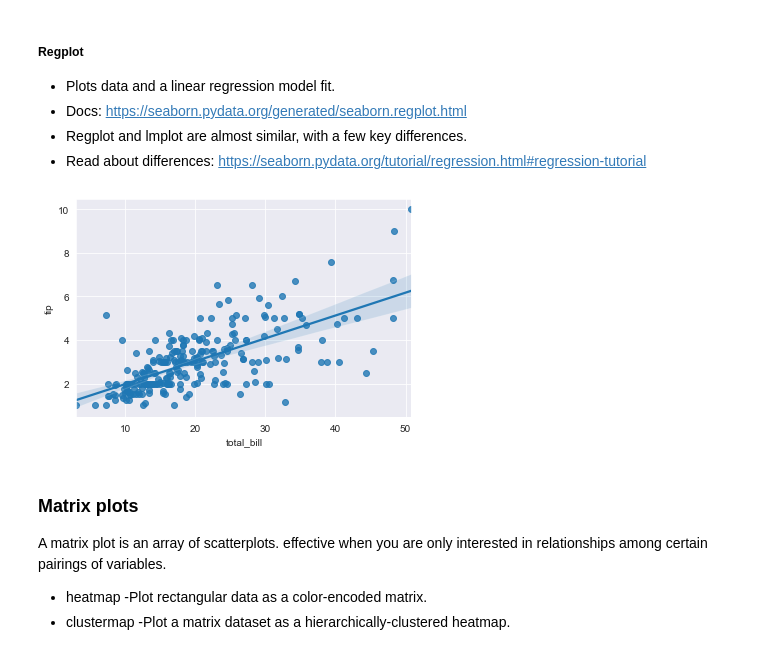
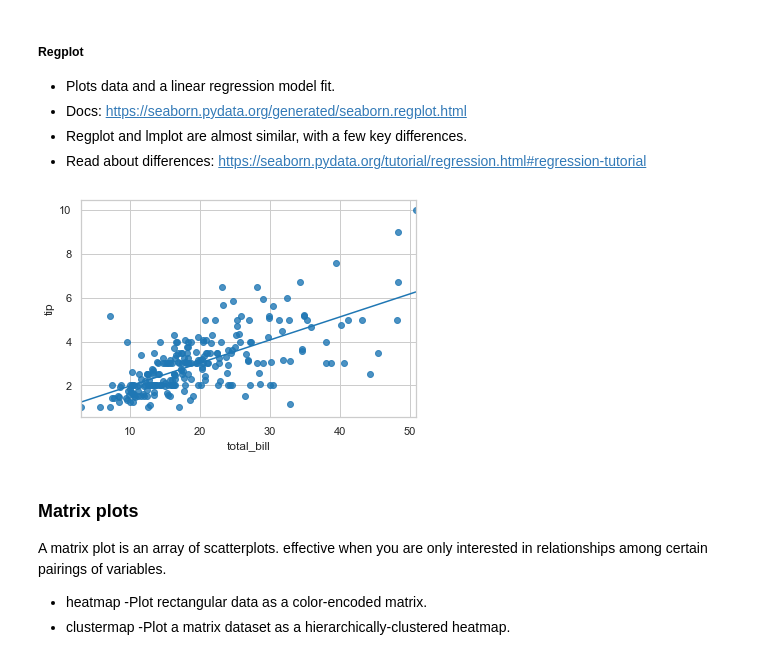
Before and after one commit to amisijlak/Africa-Data-School, a Jupyter notebook: 10 Seaborn/Seaborn.ipynb, the cells around one changed output. Drawn from its saved outputs; the diff is of its cells as text; code cells hidden in the pictures.

```diff
--- a/10 Seaborn/Seaborn.ipynb
+++ b/10 Seaborn/Seaborn.ipynb
@@ -138,8 +137,8 @@ plt.show()
 x = list(range(0, 6))
 y = [n**2 for n in x]
 
-#sns.set_style('whitegrid')
-#sns.set_context('poster', font_scale=1, rc={'lines.linewidth': 6, 'grid.linewidth': 6})
+sns.set_style('whitegrid')
+sns.set_context('poster', font_scale=1,rc={'lines.linewidth': 6, 'grid.linewidth': 3})
 
 # plot
 sns.lineplot(x=x, y=y, marker='o', linestyle='-.')
@@ -206,6 +206,8 @@ tips.head()
 | 4 | 24.59 | 3.61 | Female | No | Sun | Dinner | 4 |
 # %%
 # The default plot kind is a scatterplot:
+sns.set_style('whitegrid')
+sns.set_context('notebook')
 sns.relplot(data=tips, x="total_bill", y="tip", hue="day", col='time')
 plt.show()
 # %% [output]
@@ -516,10 +521,10 @@ plt.show()
 - Regplot and lmplot are almost similar, with a few key differences.
 - Read about differences: https://seaborn.pydata.org/tutorial/regression.html#regression-tutorial
 # %%
-sns.regplot(x="total_bill", y="tip", data=tips)
+sns.regplot(x="total_bill", y="tip", data=tips,ci=None)
 plt.show()
 # %% [output]
-[figure, old version]
+[figure, new version]
 # %% [markdown]
 ### Matrix plots
 
```
Also changed, not shown: parts of 20 cells of this notebook, 6 other files.
